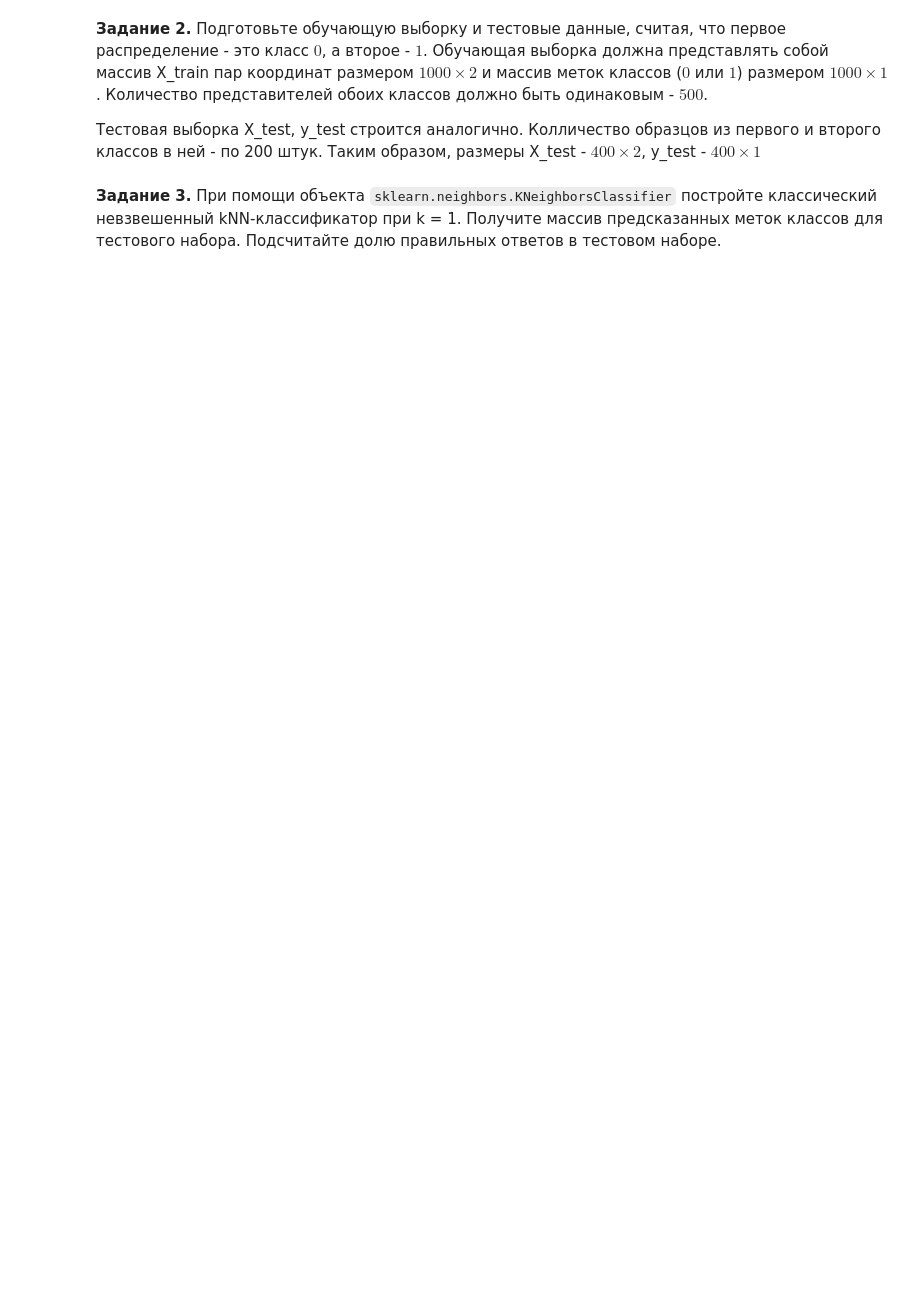
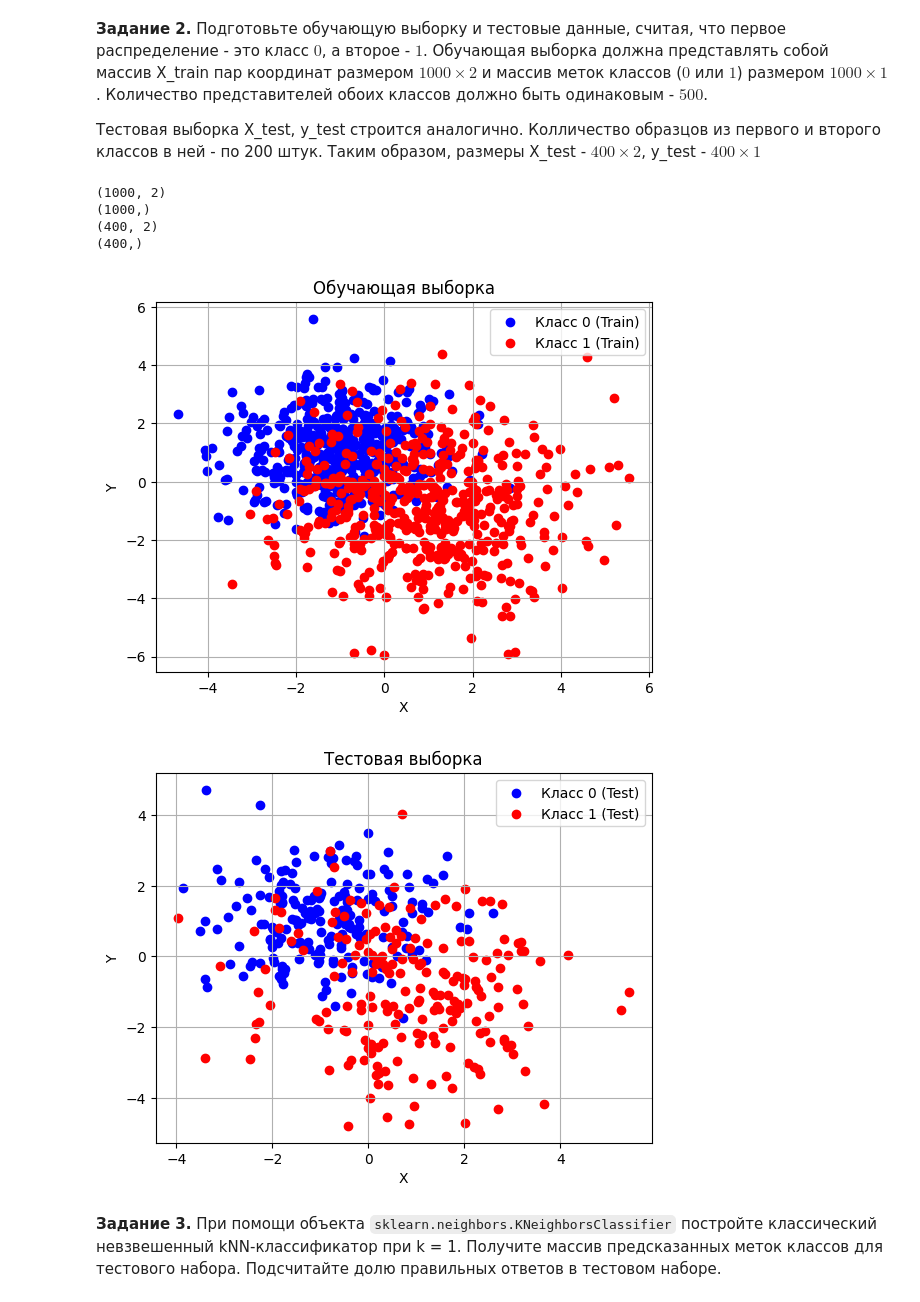
Before and after one commit to PavelPanchuk/AI_LABS, a Jupyter notebook: Lab3-kNN.ipynb, the cells around one changed output. Saved outputs shown, nothing was run; the diff lists cells and outputs as text; code cells hidden in the pictures; blank space fills up the shorter version.

```diff
--- a/Lab3-kNN.ipynb
+++ b/Lab3-kNN.ipynb
@@ -59,2 +84,68 @@
+# %%
+# Импортируем библиотеки
+import numpy as np
+import matplotlib.pyplot as plt
+
+# Устанавливаем параметры так, чтобы случайность была контролируемой
+np.random.seed(42)
+
+# Количество точек для обучающей и тестовой выборок
+num_train_points = 500
+num_test_points = 200
+
+# Параметры распределений
+mean1 = [-1, 1]
+cov1 = [[1, 1], [-1, 1]]
+
+mean2 = [1, -1]
+cov2 = [[2, -2], [2, 2]]
+
+# Генерация точек для обучающей выборки
+train_points1 = np.random.multivariate_normal(mean1, cov1, num_train_points)
+train_points2 = np.random.multivariate_normal(mean2, cov2, num_train_points)
+
+# Генерация точек для тестовой выборки
+test_points1 = np.random.multivariate_normal(mean1, cov1, num_test_points)
+test_points2 = np.random.multivariate_normal(mean2, cov2, num_test_points)
+
+# Объединение точек и меток классов
+X_train = np.concatenate((train_points1, train_points2), axis=0)
+y_train = np.concatenate((np.zeros(num_train_points), np.ones(num_train_points)), axis=0)
+
+X_test = np.concatenate((test_points1, test_points2), axis=0)
+y_test = np.concatenate((np.zeros(num_test_points), np.ones(num_test_points)), axis=0)
+
+# Проверка размеров массивов
+print(X_train.shape)  # (1000, 2)
+print(y_train.shape)  # (1000,)
+print(X_test.shape)   # (400, 2)
+print(y_test.shape)   # (400,)
+
+# Визуализация обучающей выборки
+plt.scatter(X_train[:num_train_points, 0], X_train[:num_train_points, 1], c='blue', label='Класс 0 (Train)')
+plt.scatter(X_train[num_train_points:, 0], X_train[num_train_points:, 1], c='red', label='Класс 1 (Train)')
+plt.xlabel('X')
+plt.ylabel('Y')
+plt.title('Обучающая выборка')
+plt.legend()
+plt.grid(True)
+plt.show()
+
+# Визуализация тестовой выборки
+plt.scatter(X_test[:num_test_points, 0], X_test[:num_test_points, 1], c='blue', label='Класс 0 (Test)')
+plt.scatter(X_test[num_test_points:, 0], X_test[num_test_points:, 1], c='red', label='Класс 1 (Test)')
+plt.xlabel('X')
+plt.ylabel('Y')
+plt.title('Тестовая выборка')
+plt.legend()
+plt.grid(True)
+plt.show()
+# %% [output]
+(1000, 2)
+(1000,)
+(400, 2)
+(400,)
+[figure, added]
+[figure, added]
 # %% [markdown]
 **Задание 3.** При помощи объекта `sklearn.neighbors.KNeighborsClassifier` постройте классический невзвешенный kNN-классификатор при k = 1. Получите массив предсказанных меток классов для тестового набора. Подсчитайте долю правильных ответов в тестовом наборе.
```
Also changed, not shown: parts of 20 cells of this notebook, 12 other files.
